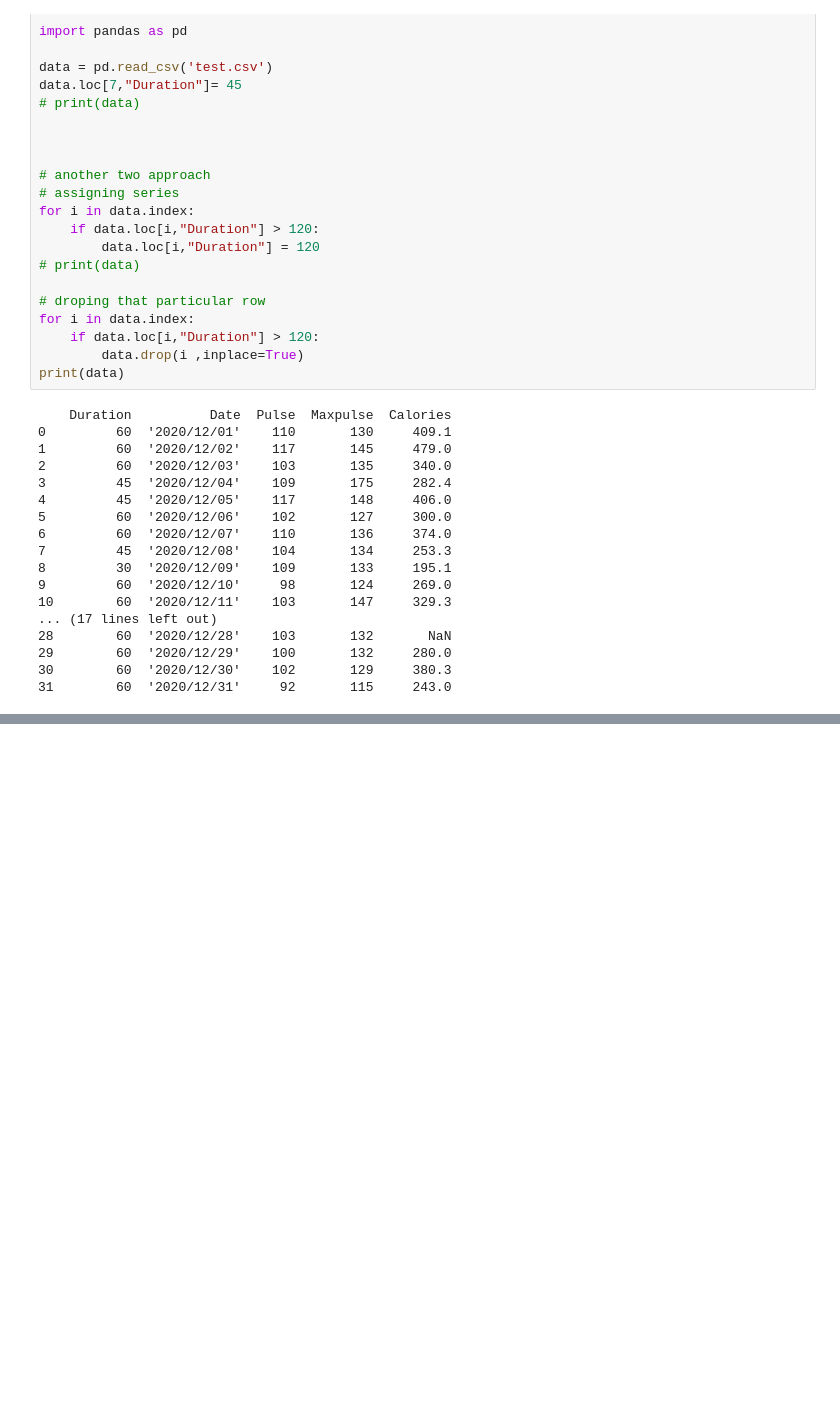
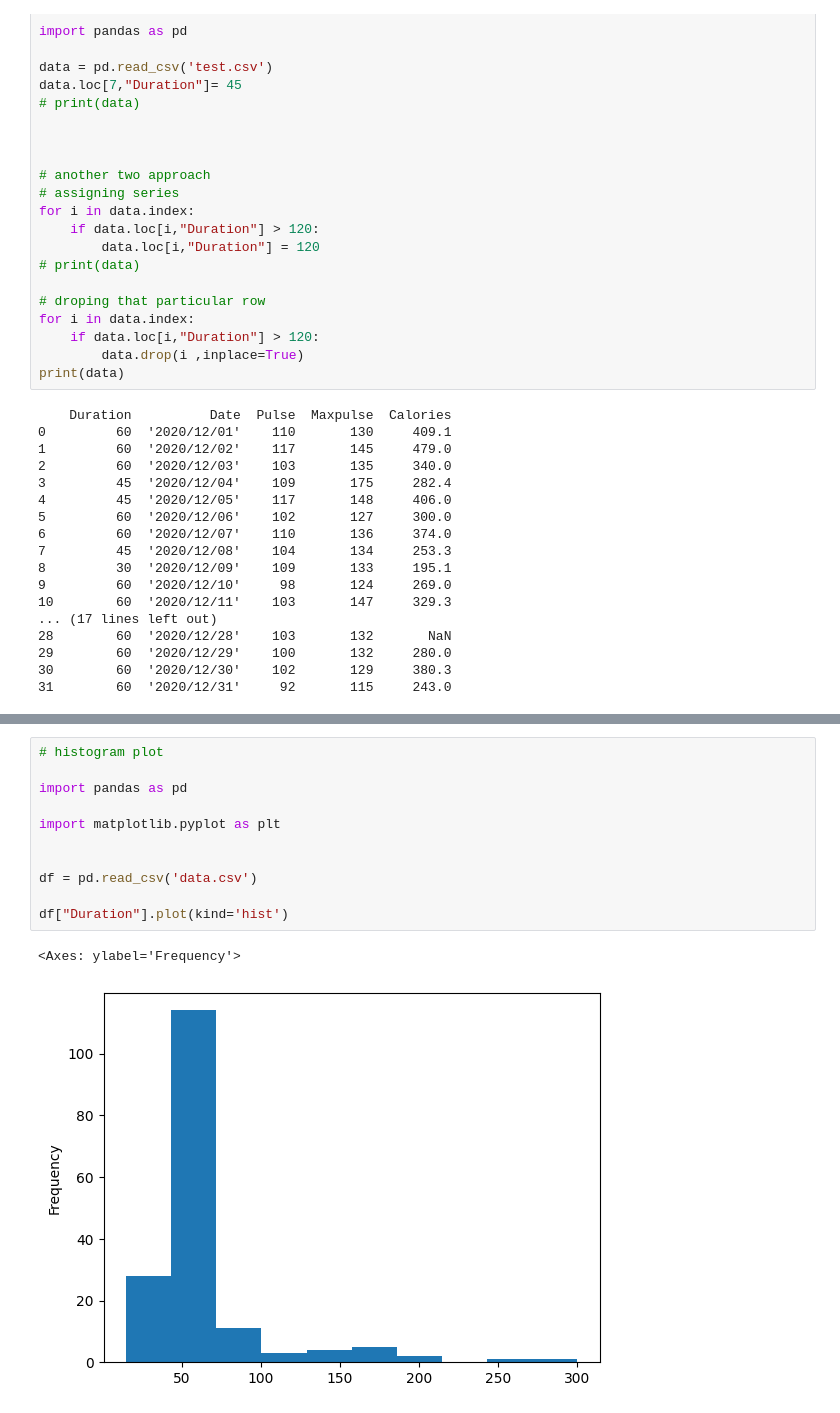
Before and after one commit to sujalcharati/ai-ml, a Jupyter notebook: pandas/basics.ipynb, the cells around one changed output, grey strips where cells are left out. Drawn from its saved outputs; the diff is of its cells as text; blank space fills up the shorter version.

```diff
--- a/pandas/basics.ipynb
+++ b/pandas/basics.ipynb
@@ -320,0 +392,14 @@ print(data)
+# %%
+# histogram plot
+
+import pandas as pd
+
+import matplotlib.pyplot as plt
+
+
+df = pd.read_csv('data.csv')
+
+df["Duration"].plot(kind='hist')
+# %% [output]
+<Axes: ylabel='Frequency'>
+[figure, added]
```
Also changed, not shown: parts of 4 cells of this notebook.
